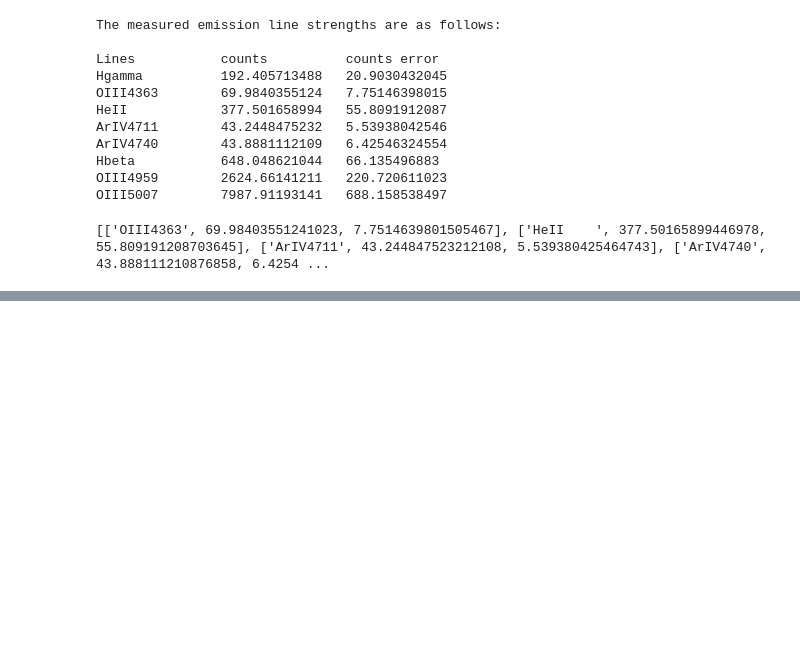
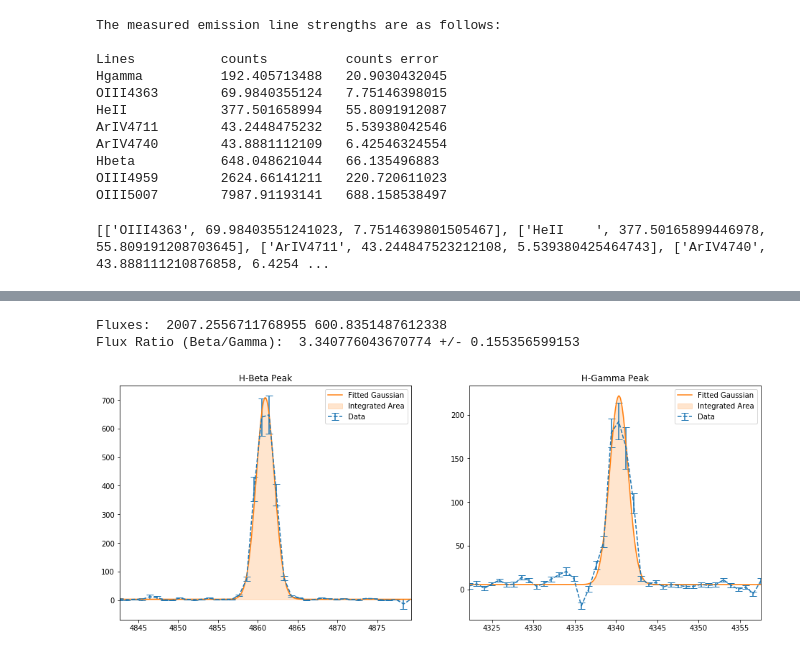
Before and after one commit to NMiklave/ast443-nyc, a Jupyter notebook: lab2/notebook/lab2_analysis.ipynb, the cells around one changed output, grey strips where cells are left out. Cells and saved outputs as stored; diff of their text form; code cells hidden in the pictures; blank space fills up the shorter version.

```diff
--- a/lab2/notebook/lab2_analysis.ipynb
+++ b/lab2/notebook/lab2_analysis.ipynb
@@ -612,0 +587,21 @@ Flux Ratio (Beta/Gamma):  3.16450104327 +/- 0.169104758617
+# %%
+# H beta-gamma Line Ratio
+fig, axs = plt.subplots(1, 2, figsize=(16, 6))
+
+HB = fit_gaussian(axs[0], exp_wl[595-20:595+20], neb_fluxcali[595-20:595+20], sig_neb_fluxcali[595-20:595+20])[0]
+HG = fit_gaussian(axs[1], exp_wl[29-20:29+20], neb_fluxcali[29-20:29+20], sig_neb_fluxcali[29-20:29+20])[0]
+
+HB_sig = np.sqrt(HB)
+HG_sig = np.sqrt(HG)
+
+axs[0].set_title('H-Beta Peak')
+axs[1].set_title('H-Gamma Peak')
+
+print('Fluxes: ', HB, HG)
+HBG_ratio = HB/HG
+HBG_ratio_sig=HBG_ratio*np.sqrt((HB_sig/HB)**2 + (HG_sig/HG)**2 )
+print('Flux Ratio (Beta/Gamma): ', HBG_ratio, '+/-', HBG_ratio_sig)
+# %% [output]
+Fluxes:  2007.2556711768955 600.8351487612338
+Flux Ratio (Beta/Gamma):  3.340776043670774 +/- 0.155356599153
+[figure, added]
```
Also changed, not shown: parts of 9 cells of this notebook.
